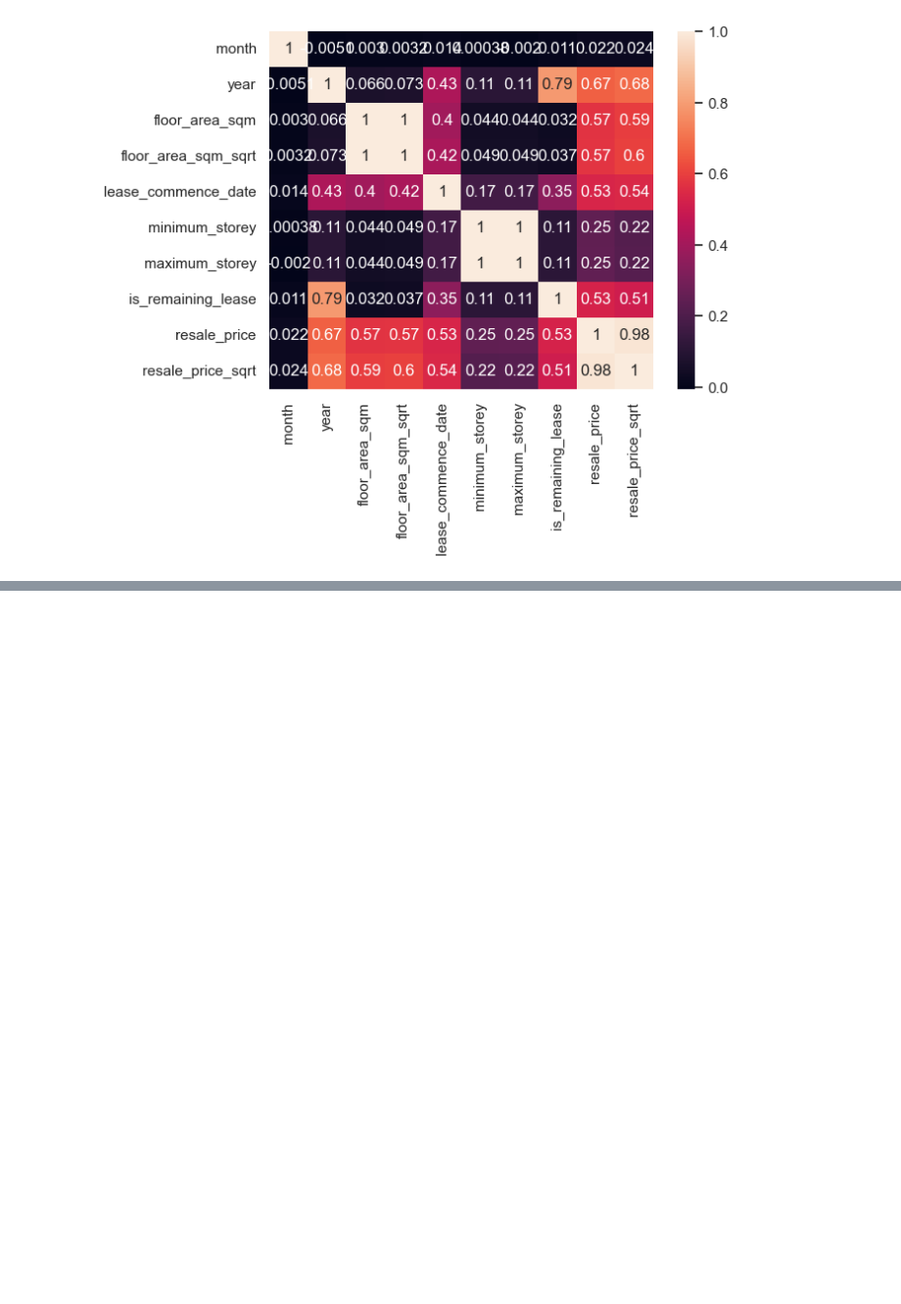
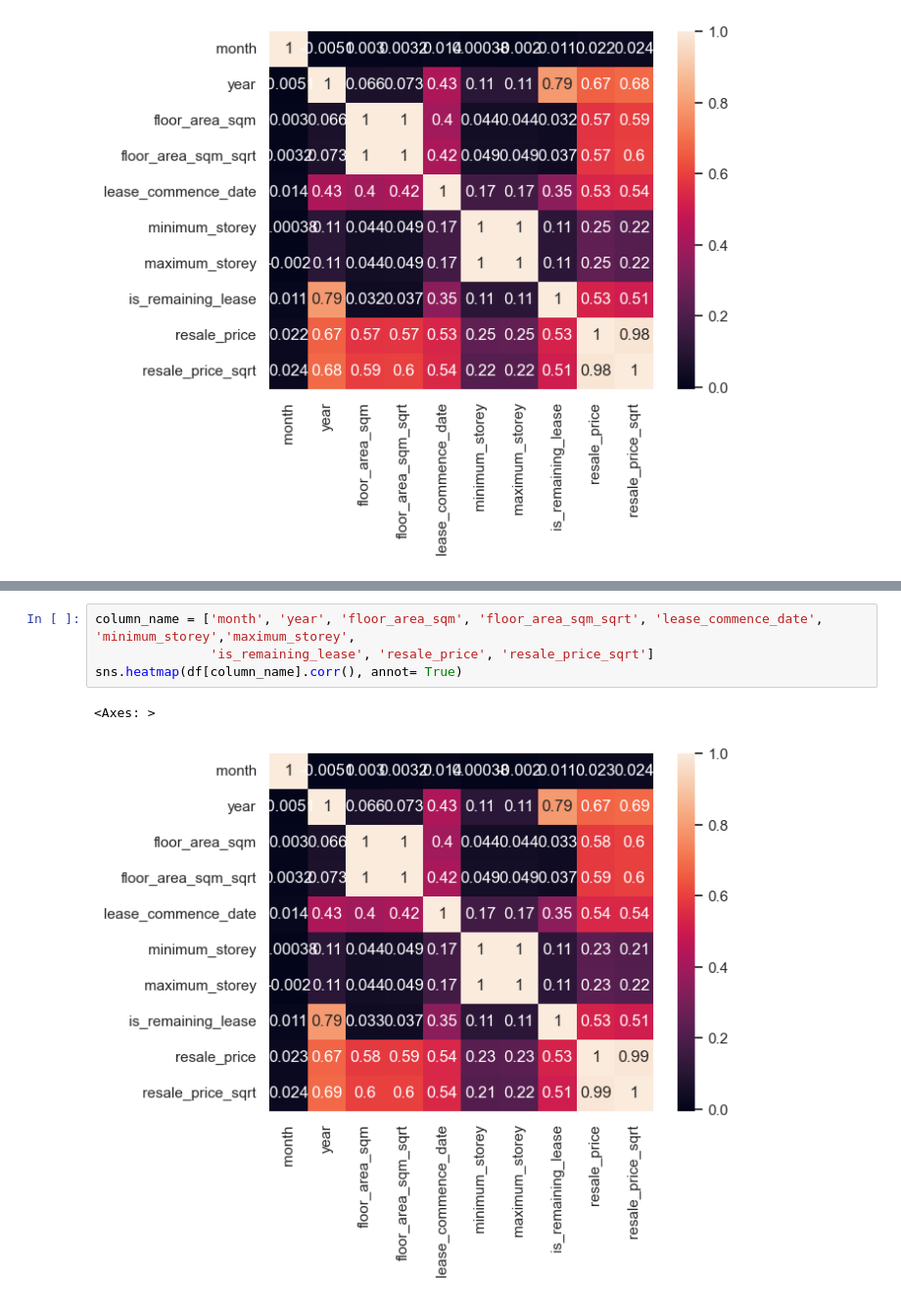
Before and after one commit to Prakash-Kani/Singapore-Resale-Flat-Prices-Prediction, a Jupyter notebook: EDA.ipynb, the cells around one changed output, grey strips where cells are left out. Shown at 98% size. Saved outputs shown, nothing was run; the diff lists cells and outputs as text; blank space fills up the shorter version.

```diff
--- a/EDA.ipynb
+++ b/EDA.ipynb
@@ -230,0 +298,7 @@ sns.heatmap(df[column_name].corr(), annot= True)
+# %%
+column_name = ['month', 'year', 'floor_area_sqm', 'floor_area_sqm_sqrt', 'lease_commence_date', 'minimum_storey','maximum_storey',
+               'is_remaining_lease', 'resale_price', 'resale_price_sqrt']
+sns.heatmap(df[column_name].corr(), annot= True)
+# %% [output]
+<Axes: >
+[figure, added]
```
Also changed, not shown: parts of 6 cells of this notebook.
